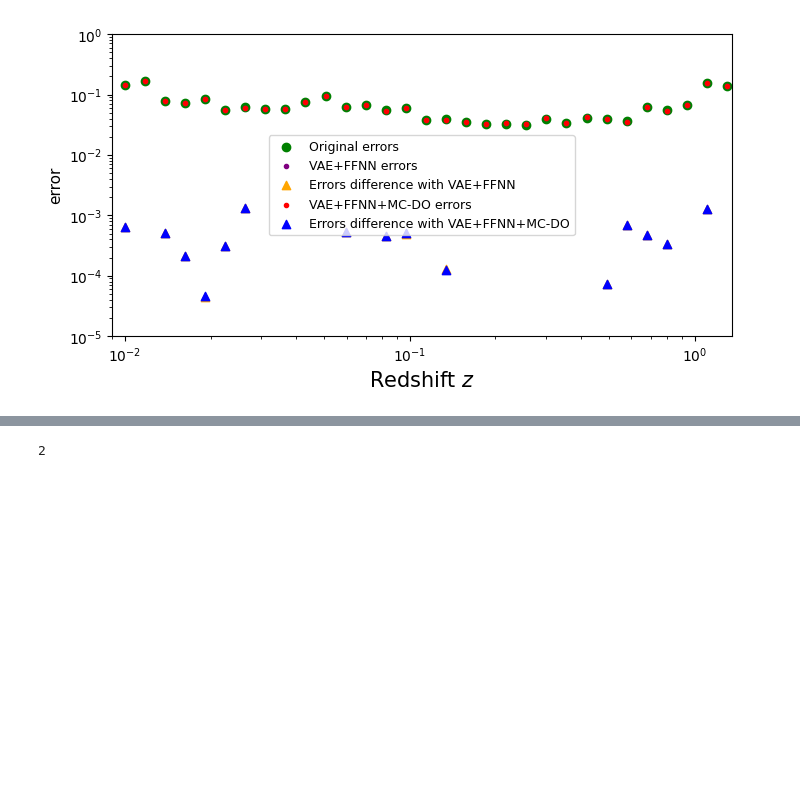
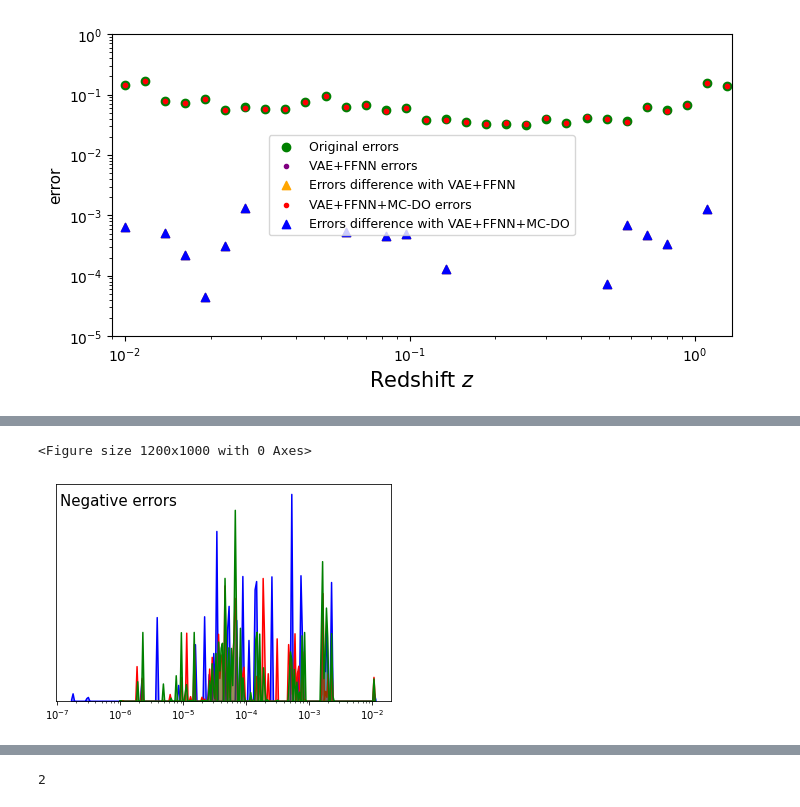
Before and after one commit to igomezv/neuralCosmoReconstruction, a Jupyter notebook: notebooks/loadVAE.ipynb, the cells around one changed output, grey strips where cells are left out. Cells and saved outputs as stored; diff of their text form; code cells hidden in the pictures; blank space fills up the shorter version.

```diff
--- a/notebooks/loadVAE.ipynb
+++ b/notebooks/loadVAE.ipynb
@@ -544,3 +555,41 @@ plt.savefig('dist_errors_covs.png')
+# %%
+plt.figure(figsize=(12,10), dpi=100)
+# ax1 = sns.displot(perc_matrix.reshape(31*31,), kind='kde', log_scale=True)
+# ax2 = sns.displot(perc_matrix_do.reshape(31*31,), kind='kde', log_scale=True)
+fig, ax = plt.subplots()
+# sns.kdeplot(perc_matrix.reshape(31*31,), ax=ax, log_scale=True, \
+#             linewidth=2, fill=True, alpha=0.4, color='red',bw_adjust=0.02, \
+#             label='VAE with FFNN')
+
+# sns.kdeplot(perc_matrix_do.reshape(31*31,), ax=ax, log_scale=True, \
+#             linewidth=2, fill=True, alpha=0.4, color='green', bw_adjust=0.02, \
+#             label='VAE with FFNN+MC-DO')
+
+sns.kdeplot(syscov_neg, ax=ax, log_scale=True, \
+            linewidth=1.5, fill=True, alpha=0.4, color='blue', bw_adjust=0.01, \
+            label='Original', )
+
+sns.kdeplot(covffnn_neg, ax=ax, log_scale=True, \
+            linewidth=1.5, fill=True, alpha=0.4, color='red', bw_adjust=0.01, \
+            label='VAE with FFNN')
+
+sns.kdeplot(covdo_neg, ax=ax, log_scale=True, \
+            linewidth=1.5, fill=True, alpha=0.4, color='green', bw_adjust=0.01, \
+            label='VAE with FFNN+MC-DO')
+
+plt.yticks([])
+plt.ylabel('', fontsize=0)
+plt.text(1.1*1e-7, 3.8, 'Negative errors', fontsize=15)
+
+# plt.xlabel(r'$ \|real\; error - error \; prediction \| \div \|real\;error\|$', \
+#            fontsize=11)
+# plt.xlabel('Negative errors', fontsize=12)
+# plt.xlim(np.min(syscov), np.max(syscov))
+# plt.legend(loc='upper left', fontsize=11, framealpha=0)
+plt.savefig('dist_errors_covs_neg.png')
+# %% [output]
+<Figure size 1200x1000 with 0 Axes>
+[figure, added]
 # %%
 np.max(perc_matrix)
 # %% [output]
```
Also changed, not shown: parts of 9 cells of this notebook.
